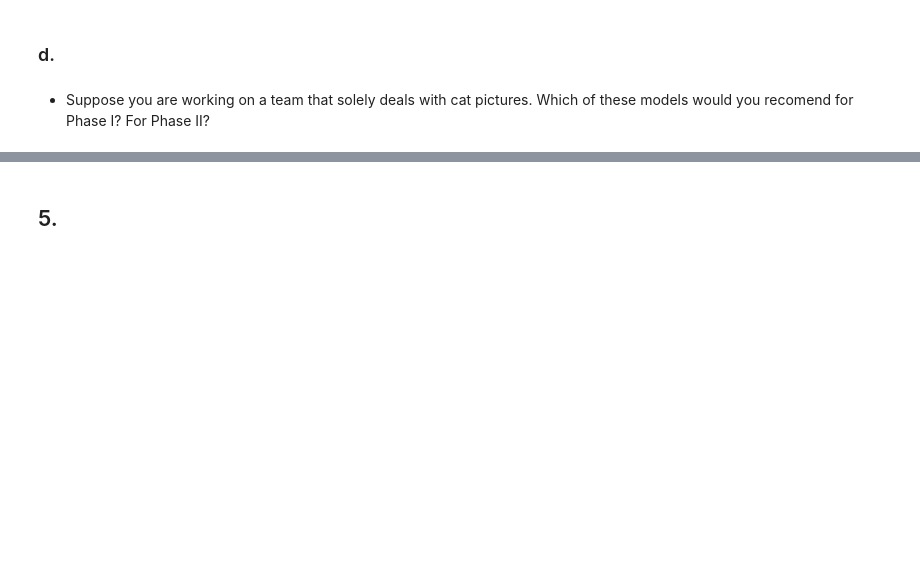
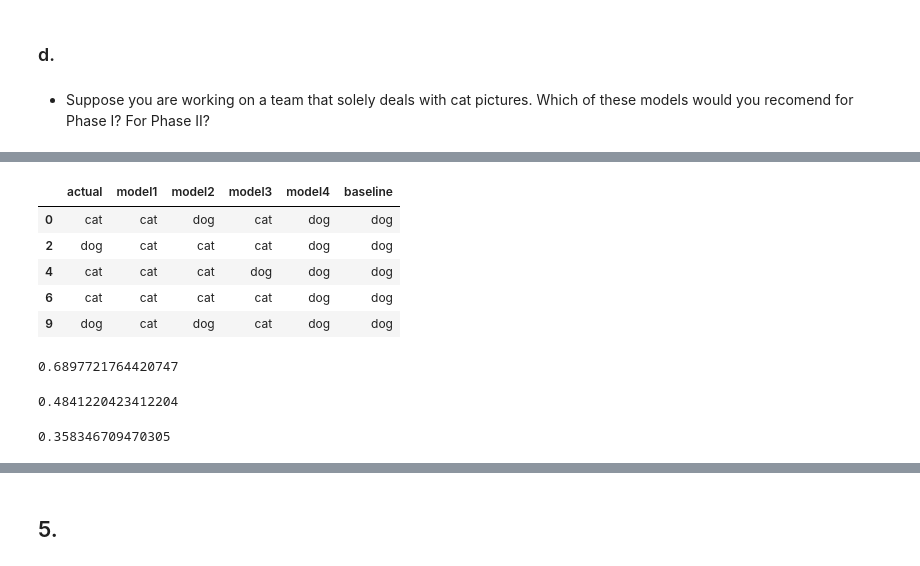
Before and after one commit to adam-talbot/classification-exercises, a Jupyter notebook: model_evaluation.ipynb, the cells around one changed output, grey strips where cells are left out. Drawn from its saved outputs; the diff is of its cells as text; code cells hidden in the pictures; blank space fills up the shorter version.

```diff
--- a/model_evaluation.ipynb
+++ b/model_evaluation.ipynb
@@ -683,0 +727,16 @@ subset4.head()
+# %%
+# Make first subset
+subset1 = df[df.model1 == 'cat']
+subset1.head()
+# %% [output]
+|  | actual | model1 | model2 | model3 | model4 | baseline |
+| 0 | cat | cat | dog | cat | dog | dog |
+| 2 | dog | cat | cat | cat | dog | dog |
+| 4 | cat | cat | cat | dog | dog | dog |
+| 6 | cat | cat | cat | cat | dog | dog |
+| 9 | dog | cat | dog | cat | dog | dog |
+# %%
+# find model 1 precision
+(subset1.actual == subset1.model1).mean()
+# %% [output]
+0.6897721764420747
@@ -683,0 +746,5 @@ subset4.head()
+# %%
+# find model 2 precision
+(subset2.actual == subset2.model2).mean()
+# %% [output]
+0.4841220423412204
@@ -683,0 +754,5 @@ subset4.head()
+# %%
+# find model 3 precision
+(subset3.actual == subset3.model3).mean()
+# %% [output]
+0.358346709470305
```
Also changed, not shown: parts of 37 cells of this notebook.
